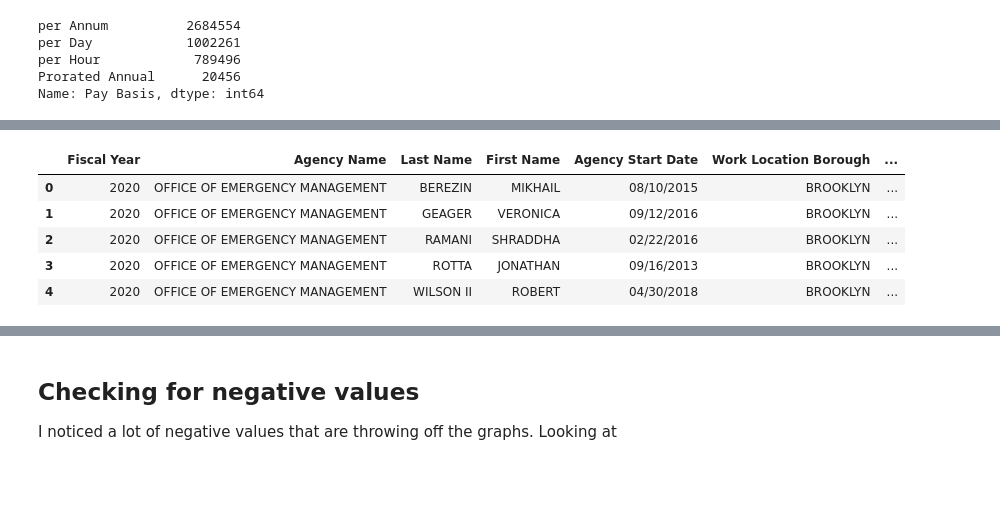
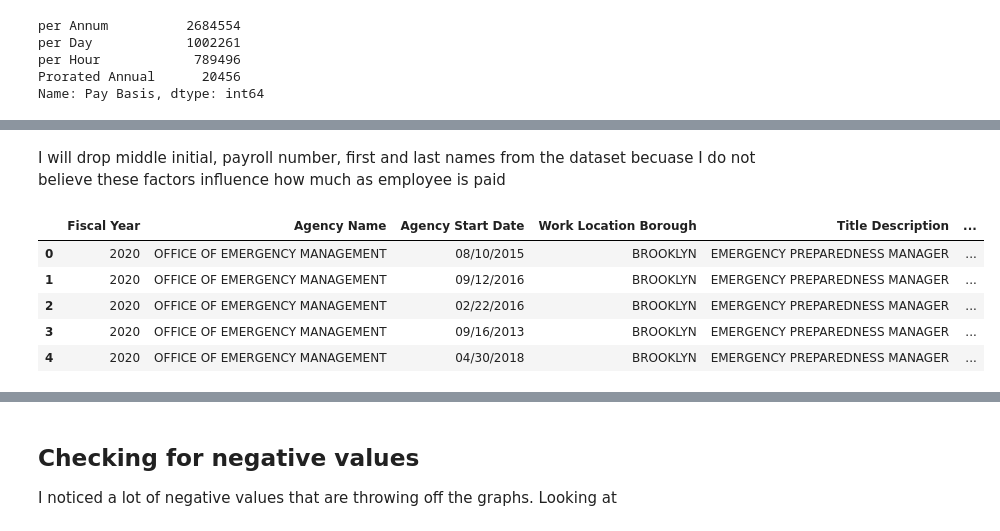
Before and after one commit to JaradAng/NYC-salary-prediction, a Jupyter notebook: nyc_eda.ipynb, the cells around one changed output, grey strips where cells are left out. Saved outputs shown, nothing was run; the diff lists cells and outputs as text; code cells hidden in the pictures; blank space fills up the shorter version.

```diff
--- a/nyc_eda.ipynb
+++ b/nyc_eda.ipynb
@@ -103,12 +124,14 @@ Name: Pay Basis, dtype: int64
+# %% [markdown]
+I will drop middle initial, payroll number, first and last names from the dataset becuase I do not believe these factors influence how much as employee is paid
 # %%
 #Dropped Payroll Number and Middle initial so far becuase I do not see them affected EDA
 
-nyc_df.drop(columns=['Payroll Number', 'Mid Init'], inplace=True)
+nyc_df.drop(columns=['Payroll Number', 'Mid Init', 'First Name', 'Last Name'], inplace=True)
 nyc_df.head()
 # %% [output]
-|  | Fiscal Year | Agency Name | Last Name | First Name | Agency Start Date | Work Location Borough | ... |
-| 0 | 2020 | OFFICE OF EMERGENCY MANAGEMENT | BEREZIN | MIKHAIL | 08/10/2015 | BROOKLYN | ... |
-| 1 | 2020 | OFFICE OF EMERGENCY MANAGEMENT | GEAGER | VERONICA | 09/12/2016 | BROOKLYN | ... |
-| 2 | 2020 | OFFICE OF EMERGENCY MANAGEMENT | RAMANI | SHRADDHA | 02/22/2016 | BROOKLYN | ... |
-| 3 | 2020 | OFFICE OF EMERGENCY MANAGEMENT | ROTTA | JONATHAN | 09/16/2013 | BROOKLYN | ... |
-| 4 | 2020 | OFFICE OF EMERGENCY MANAGEMENT | WILSON II | ROBERT | 04/30/2018 | BROOKLYN | ... |
+|  | Fiscal Year | Agency Name | Agency Start Date | Work Location Borough | Title Description | ... |
+| 0 | 2020 | OFFICE OF EMERGENCY MANAGEMENT | 08/10/2015 | BROOKLYN | EMERGENCY PREPAREDNESS MANAGER | ... |
+| 1 | 2020 | OFFICE OF EMERGENCY MANAGEMENT | 09/12/2016 | BROOKLYN | EMERGENCY PREPAREDNESS MANAGER | ... |
+| 2 | 2020 | OFFICE OF EMERGENCY MANAGEMENT | 02/22/2016 | BROOKLYN | EMERGENCY PREPAREDNESS MANAGER | ... |
+| 3 | 2020 | OFFICE OF EMERGENCY MANAGEMENT | 09/16/2013 | BROOKLYN | EMERGENCY PREPAREDNESS MANAGER | ... |
+| 4 | 2020 | OFFICE OF EMERGENCY MANAGEMENT | 04/30/2018 | BROOKLYN | EMERGENCY PREPAREDNESS MANAGER | ... |
```
Also changed, not shown: parts of 37 cells of this notebook.
